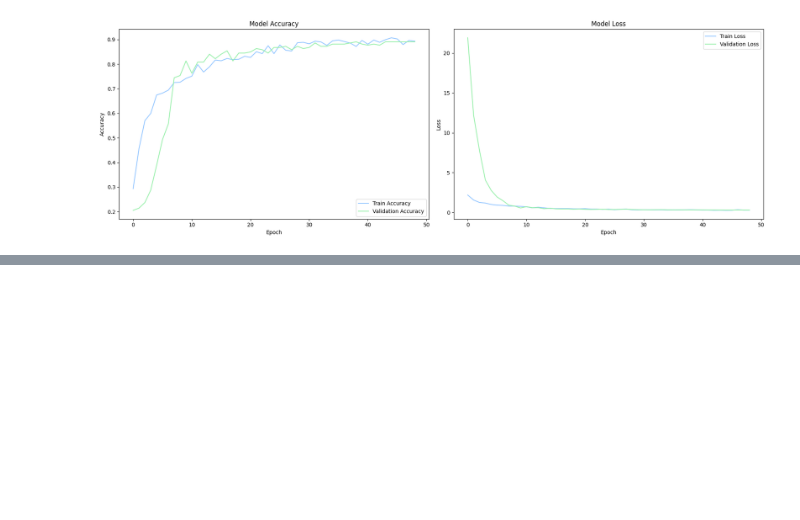
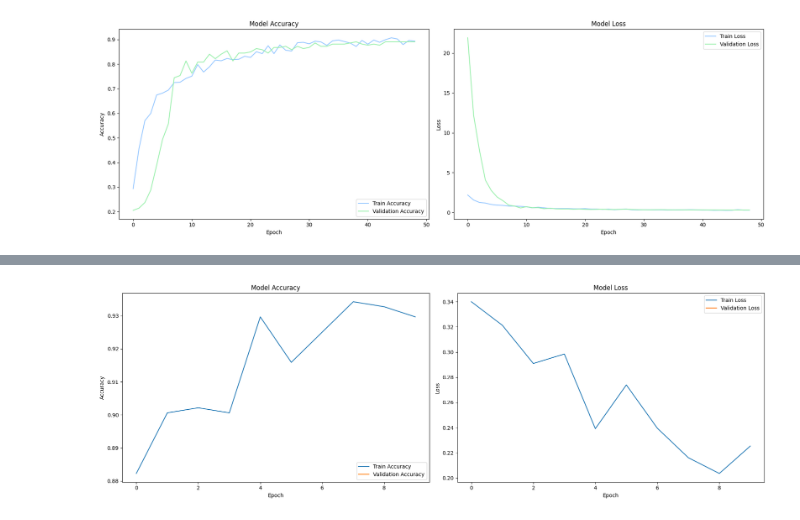
Before and after one commit to EstevesX10/ML2-Urban-Sound-Classification, a Jupyter notebook: Urban-Sound-Classification/UrbanSoundClassification.ipynb, the cells around one changed output, grey strips where cells are left out. Saved outputs shown, nothing was run; the diff lists cells and outputs as text; code cells hidden in the pictures; blank space fills up the shorter version.

Commit message:
sklearn + tensorflow

```diff
--- a/Urban-Sound-Classification/UrbanSoundClassification.ipynb
+++ b/Urban-Sound-Classification/UrbanSoundClassification.ipynb
@@ -576,0 +586,47 @@ plt.show()
+# %%
+from sklearn.discriminant_analysis import StandardScaler
+from sklearn.model_selection import PredefinedSplit, cross_validate
+from sklearn.pipeline import Pipeline
+from scikeras.wrappers import KerasClassifier
+
+classifier = KerasClassifier(
+    build_fn=lambda: model,
+    epochs=10,
+    batch_size=32,
+    callbacks=[early_stopping, reduce_lr],
+    verbose=0,
+)
+
+split = PredefinedSplit(df["fold"])
+pipeline = Pipeline([
+    ('scaler', StandardScaler()),  # Feature scaling
+    ('model', classifier)          # TensorFlow model
+])
+
+cv_results = cross_validate(pipeline, trainX, trainY) #, cv=split)
+# pipeline.fit(trainX, trainY)
+# %%
+history = cv_results.best_estimator_.named_steps["model"].history_
+
+fig, (ax1, ax2) = plt.subplots(1, 2, figsize=(18, 6))
+
+# Plot training & validation accuracy values
+ax1.plot(history['accuracy'], label='Train Accuracy')
+ax1.plot(history['val_accuracy'], label='Validation Accuracy')
+ax1.set_title('Model Accuracy')
+ax1.set_ylabel('Accuracy')
+ax1.set_xlabel('Epoch')
+ax1.legend(loc='lower right')
+
+# Plot training & validation loss values
+ax2.plot(history['loss'], label='Train Loss')
+ax2.plot(history['val_loss'], label='Validation Loss')
+ax2.set_title('Model Loss')
+ax2.set_ylabel('Loss')
+ax2.set_xlabel('Epoch')
+ax2.legend(loc='upper right')
+
+plt.tight_layout()
+plt.show()
+# %% [output]
+[figure, added]
```
Also changed, not shown: parts of 3 cells of this notebook.
